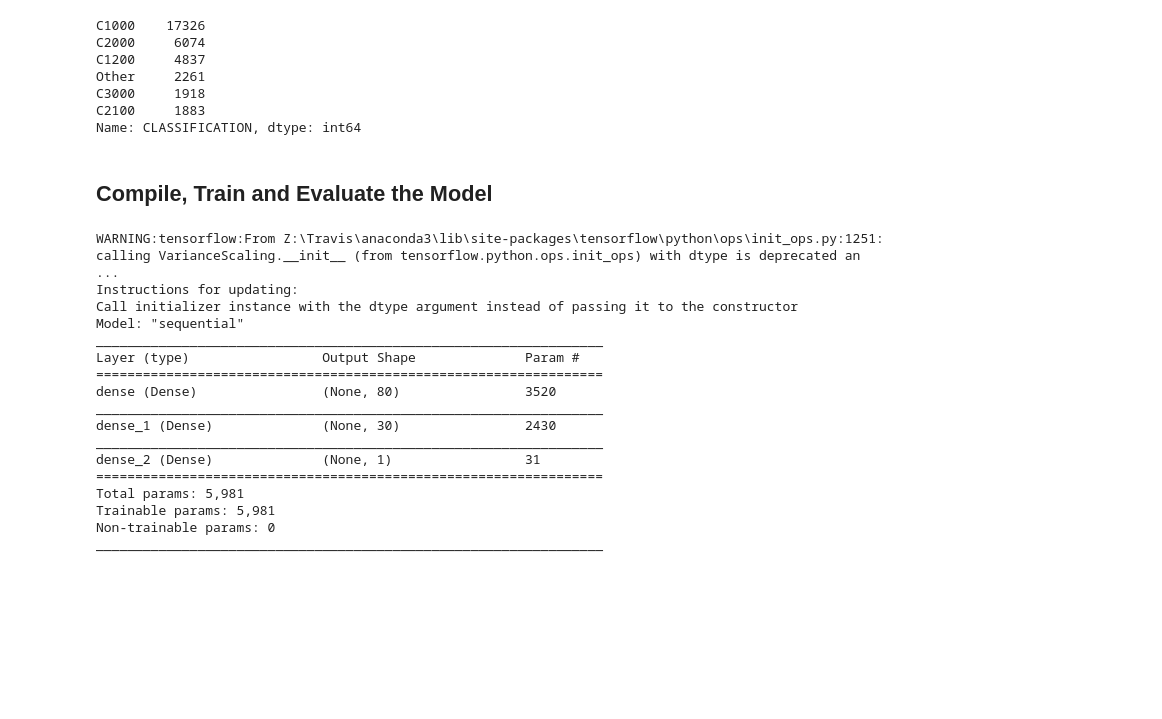
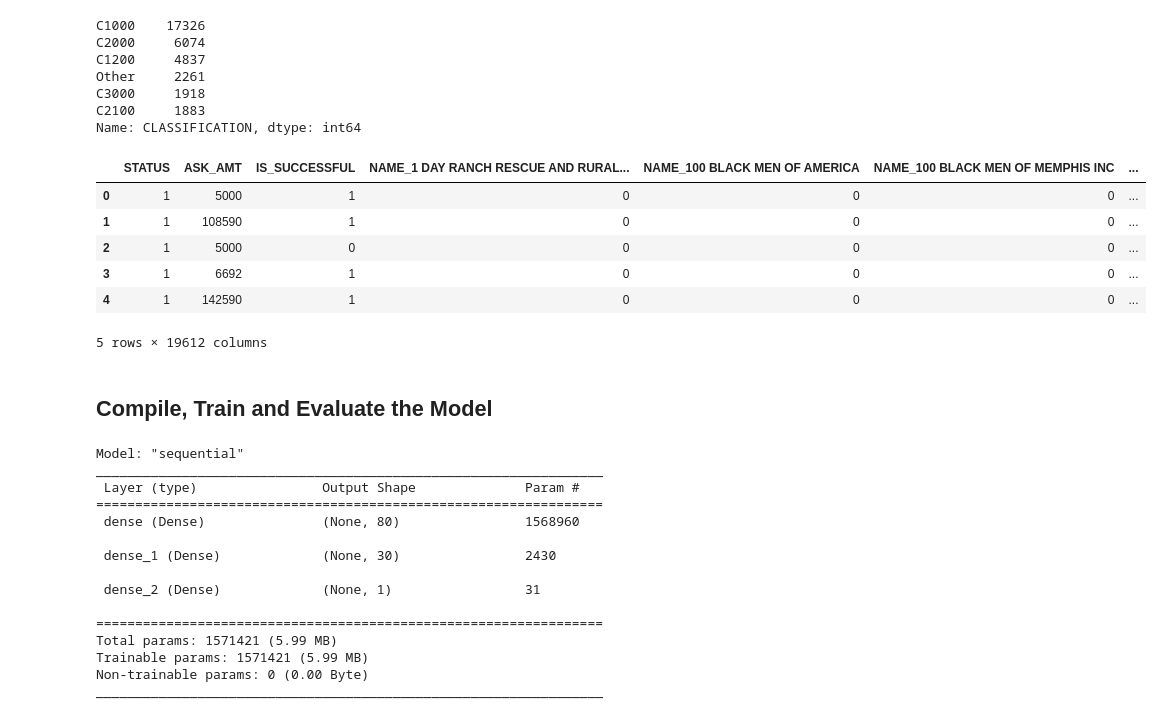
Before and after one commit to siobyrne/deep-learning-challenge, a Jupyter notebook: alphabet-soup-optimized.ipynb, the cells around one changed output. Drawn from its saved outputs; the diff is of its cells as text; code cells hidden in the pictures; blank space fills up the shorter version.

Commit message:
Create cutoff value for names

```diff
--- a/alphabet-soup-optimized.ipynb
+++ b/alphabet-soup-optimized.ipynb
@@ -21,8 +21,9 @@ To enable the following instructions: AVX2 FMA, in other operations, rebuild Ten
 | 3 | 10553066 | SOUTHSIDE ATHLETIC ASSOCIATION | T3 | CompanySponsored | C2000 | Preservation | Trust | 1 | ... |
 | 4 | 10556103 | GENETIC RESEARCH INSTITUTE OF THE... | T3 | Independent | C1000 | Heathcare | Trust | 1 | ... |
 # %%
-# Drop the non-beneficial ID columns, 'EIN' and 'NAME'.
-application_df = application_df.drop(columns=["EIN","NAME"])
+# Drop the non-beneficial ID column, 'EIN'
+# Try dropping only the EIN to see if keeping name affects accuracy
+application_df = application_df.drop(columns=["EIN"])
 # %%
 # Determine the number of unique values in each column.
 application_df.nunique()
@@ -84,6 +103,19 @@ T7         725
 T10        528
 Other      276
 Name: APPLICATION_TYPE, dtype: int64
+# %%
+# Choose a cutoff value and create a list of names to be replaced
+
+name_cutoff = 6
+name_count = application_df["NAME"].value_counts()
+names_to_replace = name_count[name_count < name_cutoff].index
+
+# Replace in dataframe
+for app in names_to_replace:
+    application_df["NAME"] = application_df["NAME"].replace(app, "Other")
+
+# Check to make sure binning was successful
+application_df["NAME"].value_counts()
 # %%
 # Look at CLASSIFICATION value counts for binning
 classification = application_df["CLASSIFICATION"].value_counts()
@@ -144,5 +180,14 @@ Name: CLASSIFICATION, dtype: int64
 # %%
 # Convert categorical data to numeric with `pd.get_dummies`
-#  YOUR CODE GOES HERE
+dummies_df = pd.get_dummies(application_df, dtype=int)
+dummies_df.head()
+# %% [output]
+|  | STATUS | ASK_AMT | IS_SUCCESSFUL | NAME_1 DAY RANCH RESCUE AND RURAL... | NAME_100 BLACK MEN OF AMERICA | NAME_100 BLACK MEN OF MEMPHIS INC | ... |
+| 0 | 1 | 5000 | 1 | 0 | 0 | 0 | ... |
+| 1 | 1 | 108590 | 1 | 0 | 0 | 0 | ... |
+| 2 | 1 | 5000 | 0 | 0 | 0 | 0 | ... |
+| 3 | 1 | 6692 | 1 | 0 | 0 | 0 | ... |
+| 4 | 1 | 142590 | 1 | 0 | 0 | 0 | ... |
+5 rows × 19612 columns
 # %%
 # Split our preprocessed data into our features and target arrays
@@ -164,36 +210,37 @@ X_test_scaled = X_scaler.transform(X_test)
 ## Compile, Train and Evaluate the Model
 # %%
 # Define the model - deep neural net, i.e., the number of input features and hidden nodes for each layer.
-#  YOUR CODE GOES HERE
+number_input_features = len(X_train[0])
+hidden_nodes_layer1 =  80
+hidden_nodes_layer2 = 30
 
 nn = tf.keras.models.Sequential()
 
 # First hidden layer
-#  YOUR CODE GOES HERE
+nn.add(
+    tf.keras.layers.Dense(units=hidden_nodes_layer1, input_dim=number_input_features, activation="relu"))
 
 # Second hidden layer
-#  YOUR CODE GOES HERE
+nn.add(tf.keras.layers.Dense(units=hidden_nodes_layer2, activation="relu"))
 
 # Output layer
-#  YOUR CODE GOES HERE
+nn.add(tf.keras.layers.Dense(units=1, activation="sigmoid"))
 
 # Check the structure of the model
 nn.summary()
 # %% [output]
-WARNING:tensorflow:From Z:\Travis\anaconda3\lib\site-packages\tensorflow\python\ops\init_ops.py:1251: calling VarianceScaling.__init__ (from tensorflow.python.ops.init_ops) with dtype is deprecated an ...
-Instructions for updating:
-Call initializer instance with the dtype argument instead of passing it to the constructor
 Model: "sequential"
 _________________________________________________________________
-Layer (type)                 Output Shape              Param #
+ Layer (type)                Output Shape              Param #
 =================================================================
-dense (Dense)                (None, 80)                3520
+ dense (Dense)               (None, 80)                1568960
+
+ dense_1 (Dense)             (None, 30)                2430
+
+ dense_2 (Dense)             (None, 1)                 31
+
+=================================================================
+Total params: 1571421 (5.99 MB)
+Trainable params: 1571421 (5.99 MB)
+Non-trainable params: 0 (0.00 Byte)
 _________________________________________________________________
-dense_1 (Dense)              (None, 30)                2430
-_________________________________________________________________
-dense_2 (Dense)              (None, 1)                 31
-=================================================================
-Total params: 5,981
-Trainable params: 5,981
-Non-trainable params: 0
-_________________________________________________________________
```
Also changed, not shown: parts of 11 cells of this notebook.
